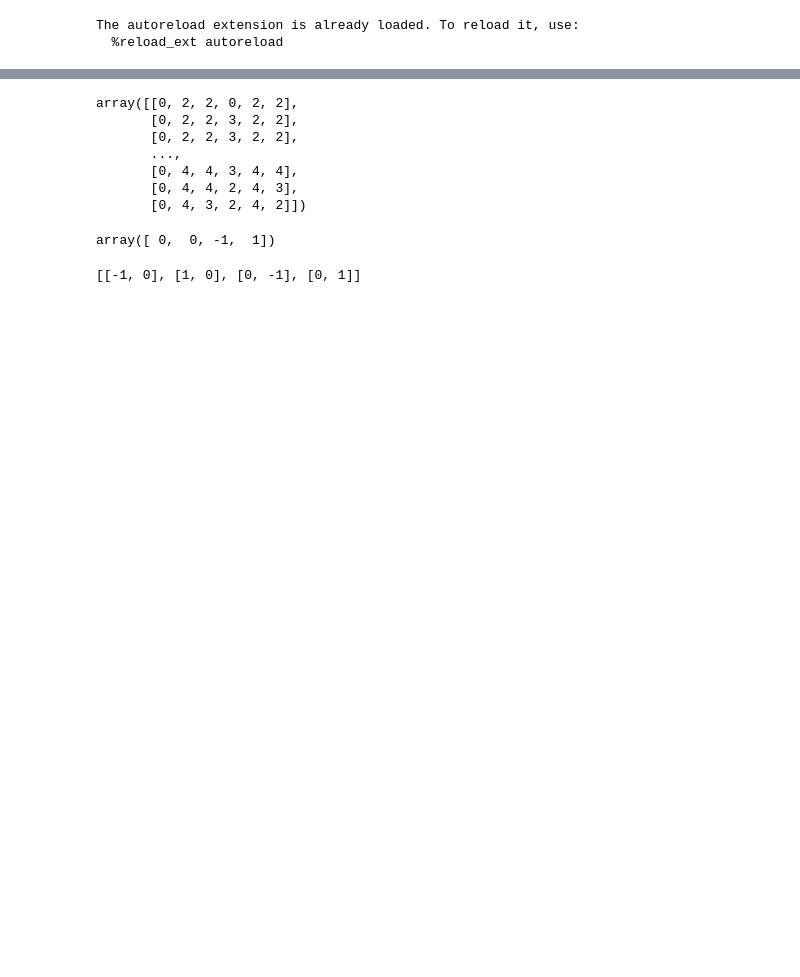
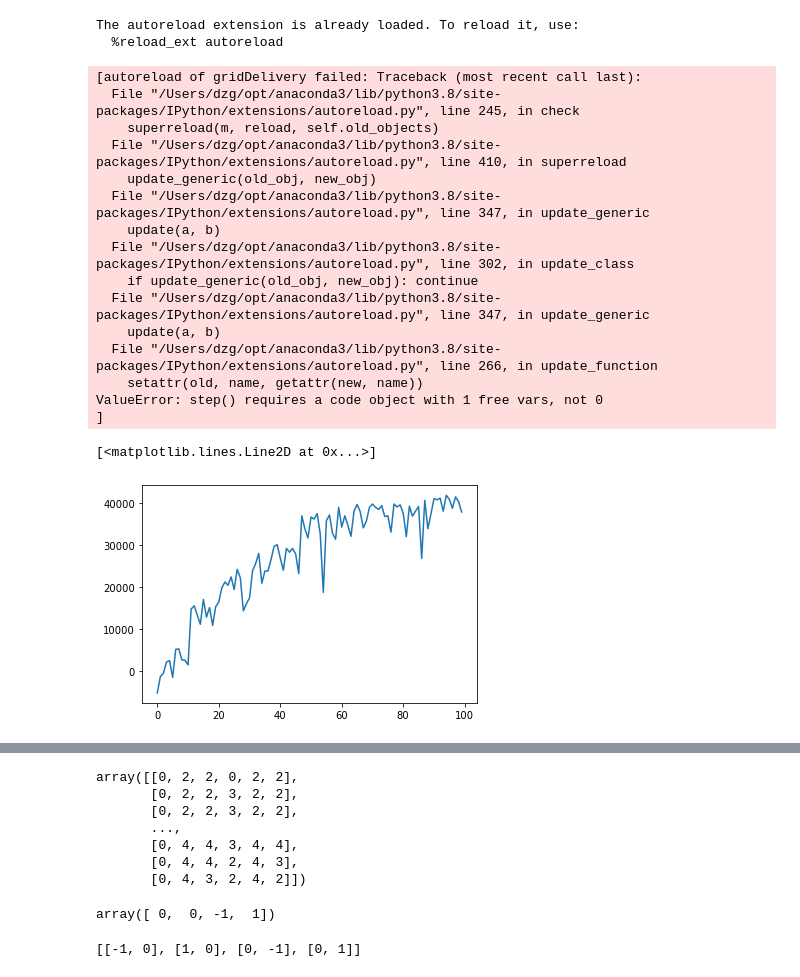
Before and after one commit to zd6/AA228_FinalProject, a Jupyter notebook: src/sandbox.ipynb, the cells around one changed output, grey strips where cells are left out. Saved outputs shown, nothing was run; the diff lists cells and outputs as text; code cells hidden in the pictures; blank space fills up the shorter version.

```diff
--- a/src/sandbox.ipynb
+++ b/src/sandbox.ipynb
@@ -8,3 +8,23 @@ import matplotlib.pylab as plt
 # %% [output]
 The autoreload extension is already loaded. To reload it, use:
   %reload_ext autoreload
+# %%
+plt.plot(np.loadtxt("DQN/trainHistory.txt"))
+# %% [output]
+[autoreload of gridDelivery failed: Traceback (most recent call last):
+  File "/Users/dzg/opt/anaconda3/lib/python3.8/site-packages/IPython/extensions/autoreload.py", line 245, in check
+    superreload(m, reload, self.old_objects)
+  File "/Users/dzg/opt/anaconda3/lib/python3.8/site-packages/IPython/extensions/autoreload.py", line 410, in superreload
+    update_generic(old_obj, new_obj)
+  File "/Users/dzg/opt/anaconda3/lib/python3.8/site-packages/IPython/extensions/autoreload.py", line 347, in update_generic
+    update(a, b)
+  File "/Users/dzg/opt/anaconda3/lib/python3.8/site-packages/IPython/extensions/autoreload.py", line 302, in update_class
+    if update_generic(old_obj, new_obj): continue
+  File "/Users/dzg/opt/anaconda3/lib/python3.8/site-packages/IPython/extensions/autoreload.py", line 347, in update_generic
+    update(a, b)
+  File "/Users/dzg/opt/anaconda3/lib/python3.8/site-packages/IPython/extensions/autoreload.py", line 266, in update_function
+    setattr(old, name, getattr(new, name))
+ValueError: step() requires a code object with 1 free vars, not 0
+]
+[<matplotlib.lines.Line2D at 0x...>]
+[figure, added]
```
Also changed, not shown: parts of 1 cell of this notebook, 11 other files.
